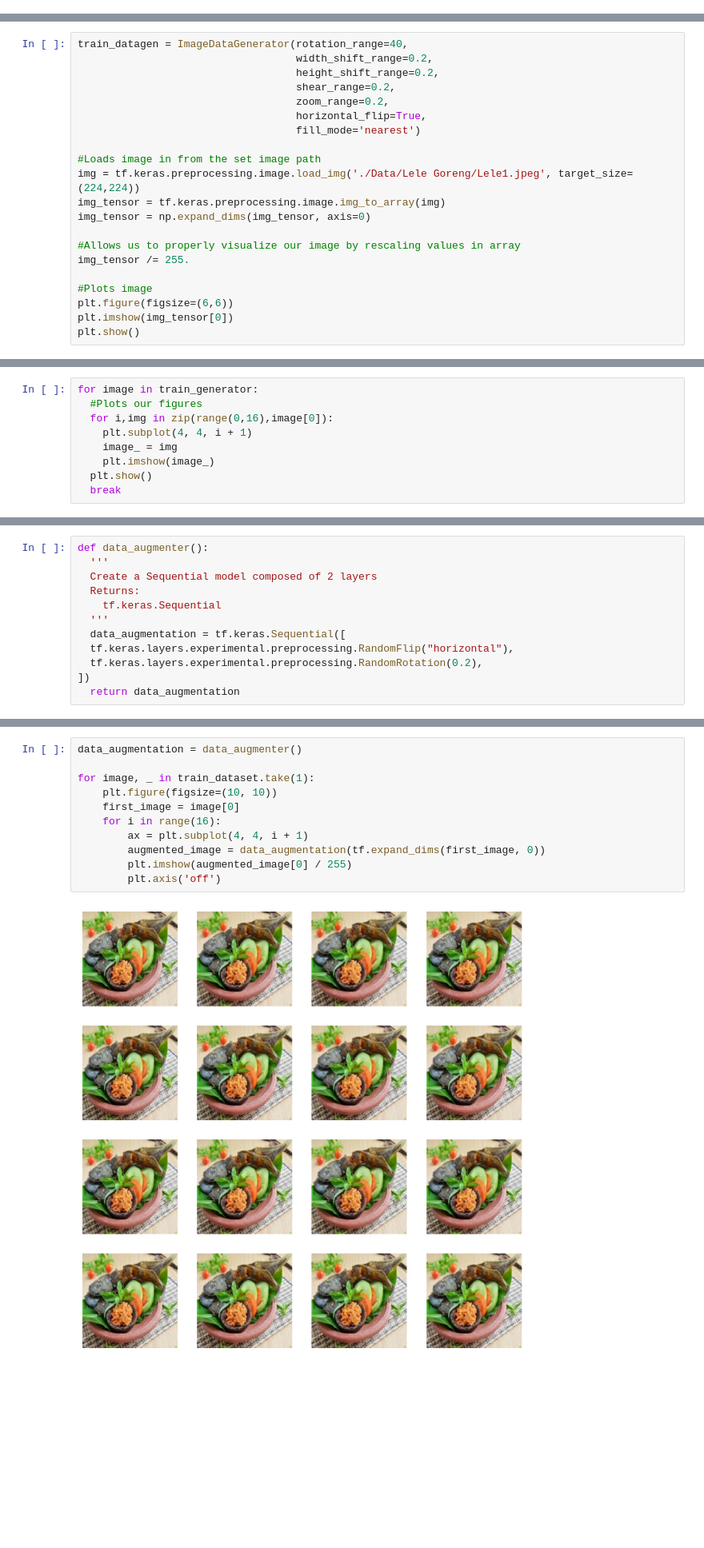
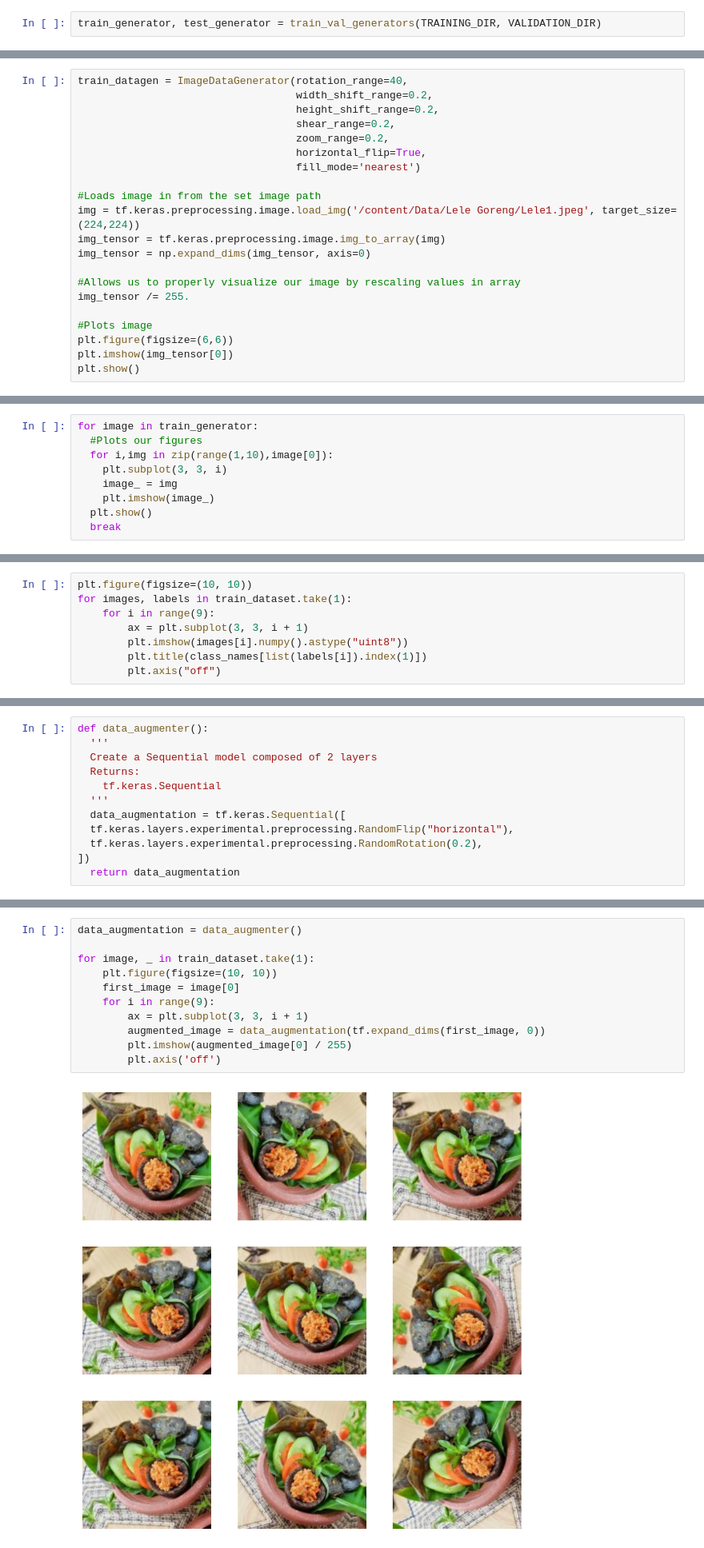
Before and after one commit to NuSa-Nutrition-Scan/Food-Classification, a Jupyter notebook: Computer Vision.ipynb, the cells around one changed output, grey strips where cells are left out. Shown at 80% size. Drawn from its saved outputs; the diff is of its cells as text; blank space fills up the shorter version.

```diff
--- a/Computer Vision.ipynb
+++ b/Computer Vision.ipynb
@@ -320,3 +322,5 @@ train_generator, validation_generator = train_val_generators(TRAINING_DIR, VALID
 # %% [output]
 Found 1200 images belonging to 15 classes.
 Found 300 images belonging to 15 classes.
+# %%
+train_generator, test_generator = train_val_generators(TRAINING_DIR, VALIDATION_DIR)
@@ -348,7 +355,7 @@ train_datagen = ImageDataGenerator(rotation_range=40,
                                    fill_mode='nearest')
 
 #Loads image in from the set image path
-img = tf.keras.preprocessing.image.load_img('./Data/Lele Goreng/Lele1.jpeg', target_size= (224,224))
+img = tf.keras.preprocessing.image.load_img('/content/Data/Lele Goreng/Lele1.jpeg', target_size= (224,224))
 img_tensor = tf.keras.preprocessing.image.img_to_array(img)
 img_tensor = np.expand_dims(img_tensor, axis=0)
 
@@ -364,8 +371,8 @@ plt.show()
 # %%
 for image in train_generator:
   #Plots our figures
-  for i,img in zip(range(0,16),image[0]):
-    plt.subplot(4, 4, i + 1)
+  for i,img in zip(range(1,10),image[0]):
+    plt.subplot(3, 3, i)
     image_ = img
     plt.imshow(image_)
   plt.show()
@@ -416,3 +428,11 @@ class_names
  'pempek',
  'singkong goreng',
  'tempe goreng']
+# %%
+plt.figure(figsize=(10, 10))
+for images, labels in train_dataset.take(1):
+    for i in range(9):
+        ax = plt.subplot(3, 3, i + 1)
+        plt.imshow(images[i].numpy().astype("uint8"))
+        plt.title(class_names[list(labels[i]).index(1)])
+        plt.axis("off")
@@ -443,15 +465,15 @@ All tests passed!
 # %%
 data_augmentation = data_augmenter()
 
 for image, _ in train_dataset.take(1):
     plt.figure(figsize=(10, 10))
     first_image = image[0]
-    for i in range(16):
-        ax = plt.subplot(4, 4, i + 1)
+    for i in range(9):
+        ax = plt.subplot(3, 3, i + 1)
         augmented_image = data_augmentation(tf.expand_dims(first_image, 0))
         plt.imshow(augmented_image[0] / 255)
         plt.axis('off')
 # %% [output]
-[figure, old version]
+[figure, new version]
 # %% [markdown]
 ## C. Training Model
```
Also changed, not shown: parts of 23 cells of this notebook.
